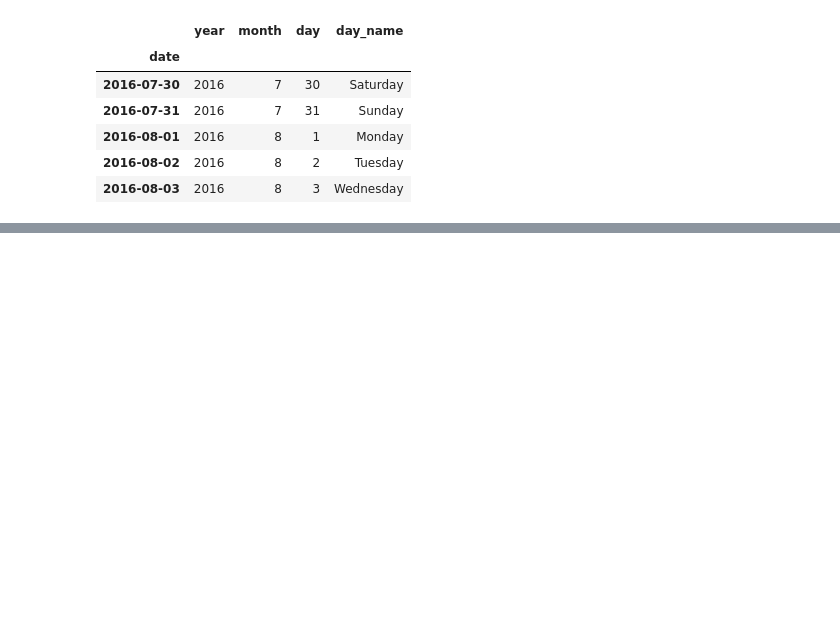
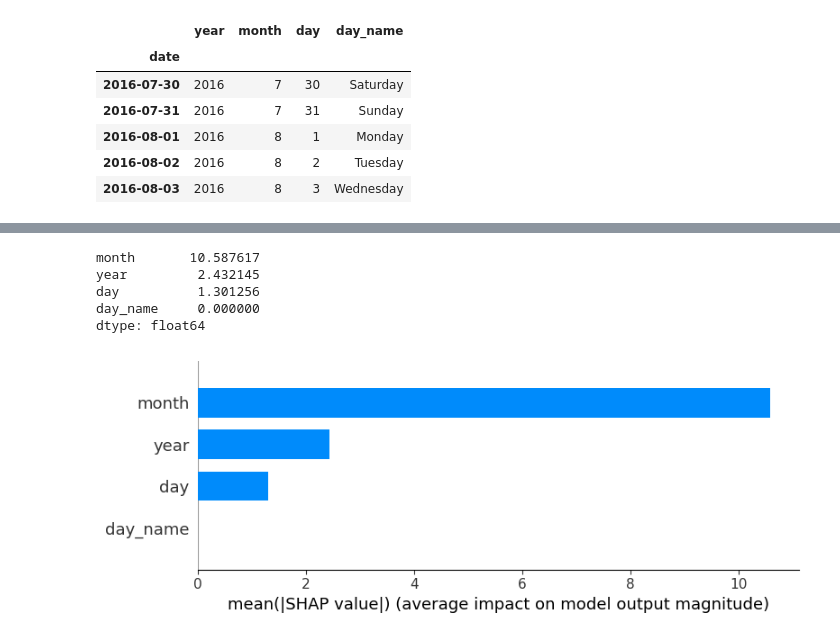
Before and after one commit to PNYWT/Python-For-Data-Science, a Jupyter notebook: Machine learning/Time Series/BKK PM2.5 Analysis/Time Series Analysis Air Quality PM2.5 in BKK Lightgbm regressor + SHAP.ipynb, the cells around one changed output, grey strips where cells are left out. Cells and saved outputs as stored; diff of their text form; code cells hidden in the pictures; blank space fills up the shorter version.

```diff
--- a/Machine learning/Time Series/BKK PM2.5 Analysis/Time Series Analysis Air Quality PM2.5 in BKK Lightgbm regressor + SHAP.ipynb
+++ b/Machine learning/Time Series/BKK PM2.5 Analysis/Time Series Analysis Air Quality PM2.5 in BKK Lightgbm regressor + SHAP.ipynb
@@ -323,0 +327,13 @@ X[:5]
+# %%
+np.abs(df_Shap).mean().sort_values(ascending=False)
+#month เป็นปัจจัยที่ส่งผลต่อค่า PM มากที่สุด
+# %% [output]
+month       10.587617
+year         2.432145
+day          1.301256
+day_name     0.000000
+dtype: float64
+# %%
+shap.summary_plot(df_Shap, X, plot_type="bar")
+# %% [output]
+[figure, added]
```
Also changed, not shown: parts of 12 cells of this notebook.
